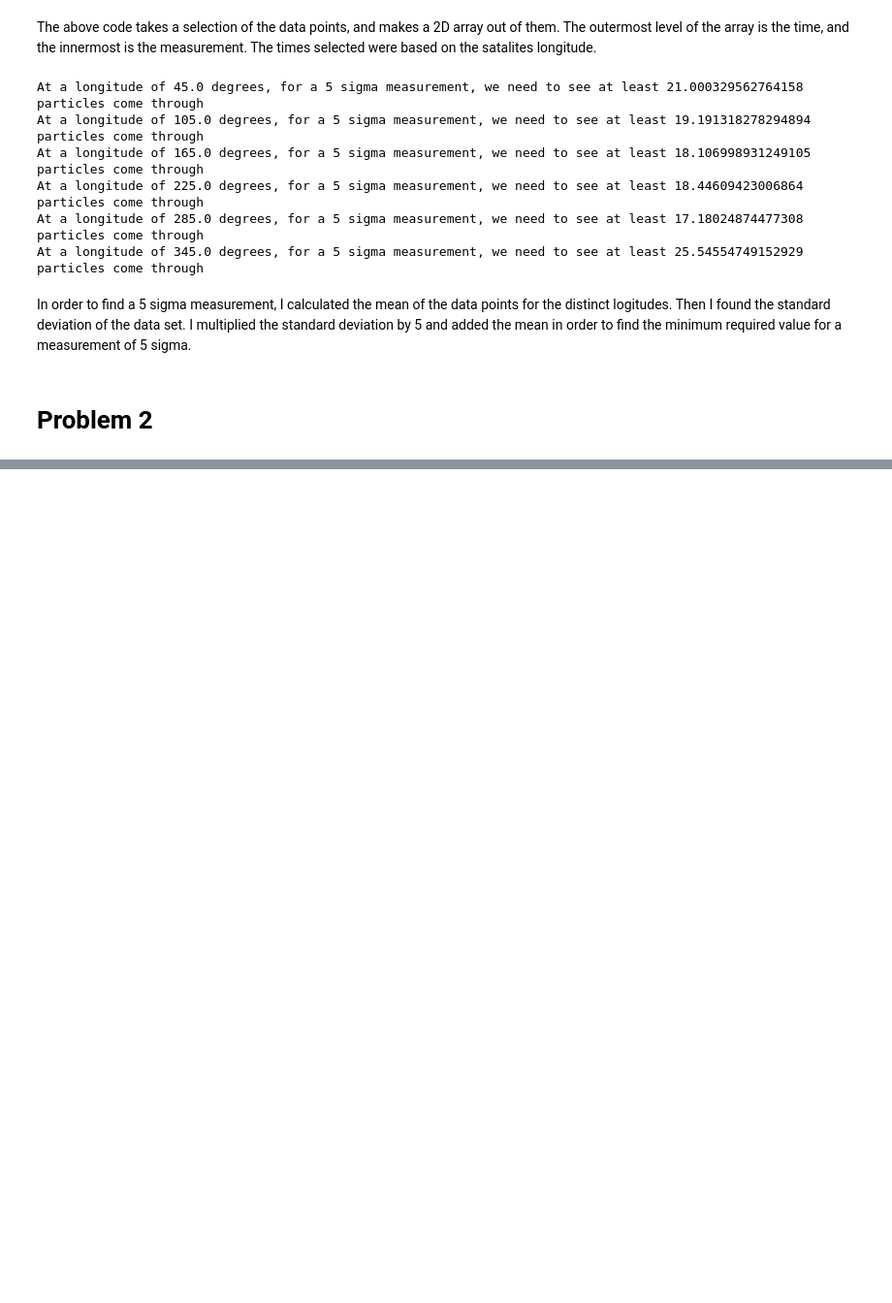
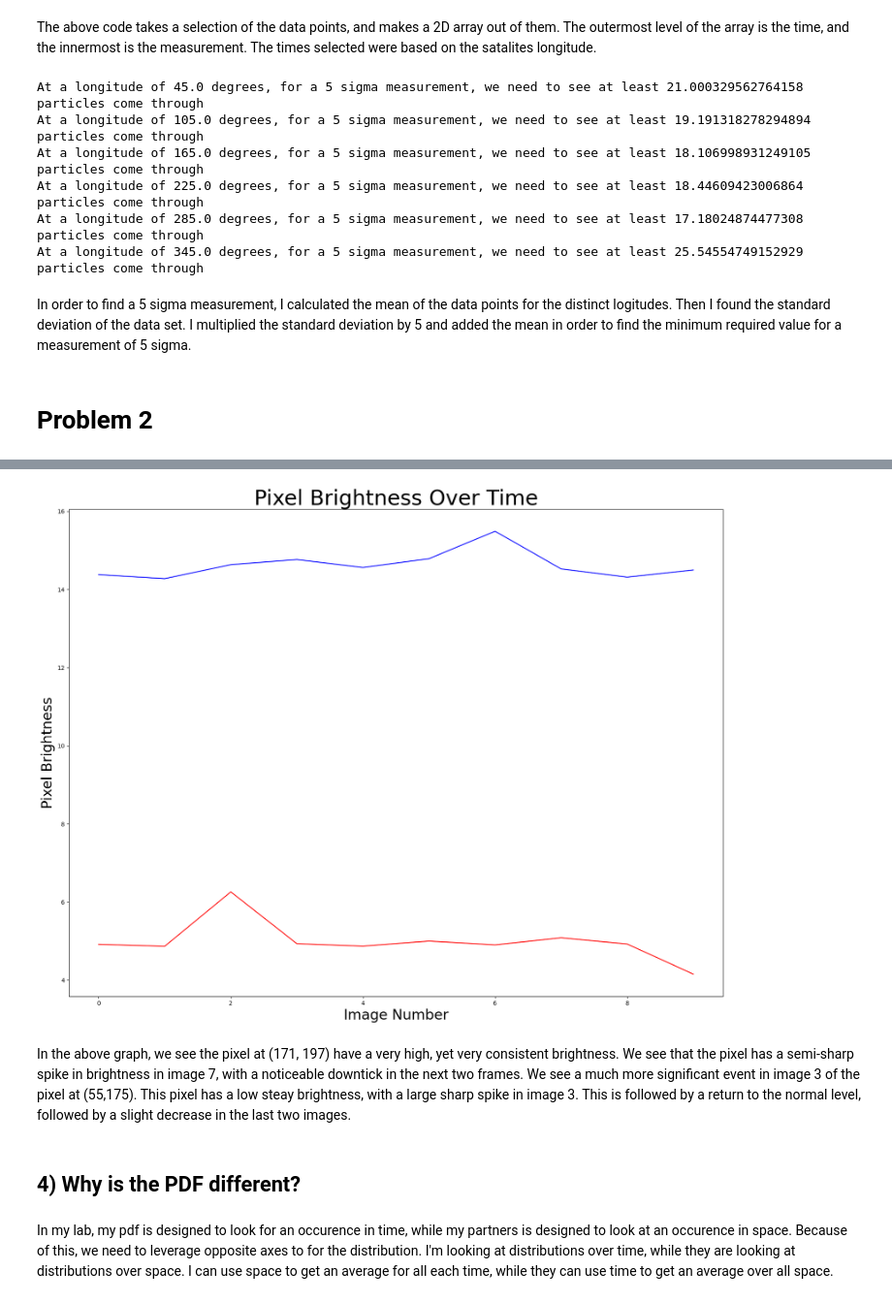
Before and after one commit to WyattOtsuka/PHYS434, a Jupyter notebook: lab4.ipynb, the cells around one changed output, grey strips where cells are left out. Shown at 97% size. Drawn from its saved outputs; the diff is of its cells as text; code cells hidden in the pictures; blank space fills up the shorter version.

```diff
--- a/lab4.ipynb
+++ b/lab4.ipynb
@@ -121,0 +201,16 @@ In order to find a 5 sigma measurement, I calculated the mean of the data points
+# %%
+fix, ax = plt.subplots()
+ax.plot(data[55][175], color = 'red')
+ax.plot(data[171][197], color = 'blue')
+plt.ylabel("Pixel Brightness", fontsize = 24)
+plt.xlabel("Image Number", fontsize = 24)
+plt.title("Pixel Brightness Over Time", fontsize = 36)
+plt.show()
+# %% [output]
+[figure, added]
+# %% [markdown]
+In the above graph, we see the pixel at (171, 197) have a very high, yet very consistent brightness. We see that the pixel has a semi-sharp spike in brightness in image 7, with a noticeable downtick in the next two frames. We see a much more significant event in image 3 of the pixel at (55,175). This pixel has a low steay brightness, with a large sharp spike in image 3. This is followed by a return to the normal level, followed by a slight decrease in the last two images.
+# %% [markdown]
+## 4) Why is the PDF different?
+# %% [markdown]
+In my lab, my pdf is designed to look for an occurence in time, while my partners is designed to look at an occurence in space. Because of this, we need to leverage opposite axes to for the distribution. I'm looking at distributions over time, while they are looking at distributions over space. I can use space to get an average for all each time, while they can use time to get an average over all space.
```
Also changed, not shown: parts of 10 cells of this notebook, 1 other file.
